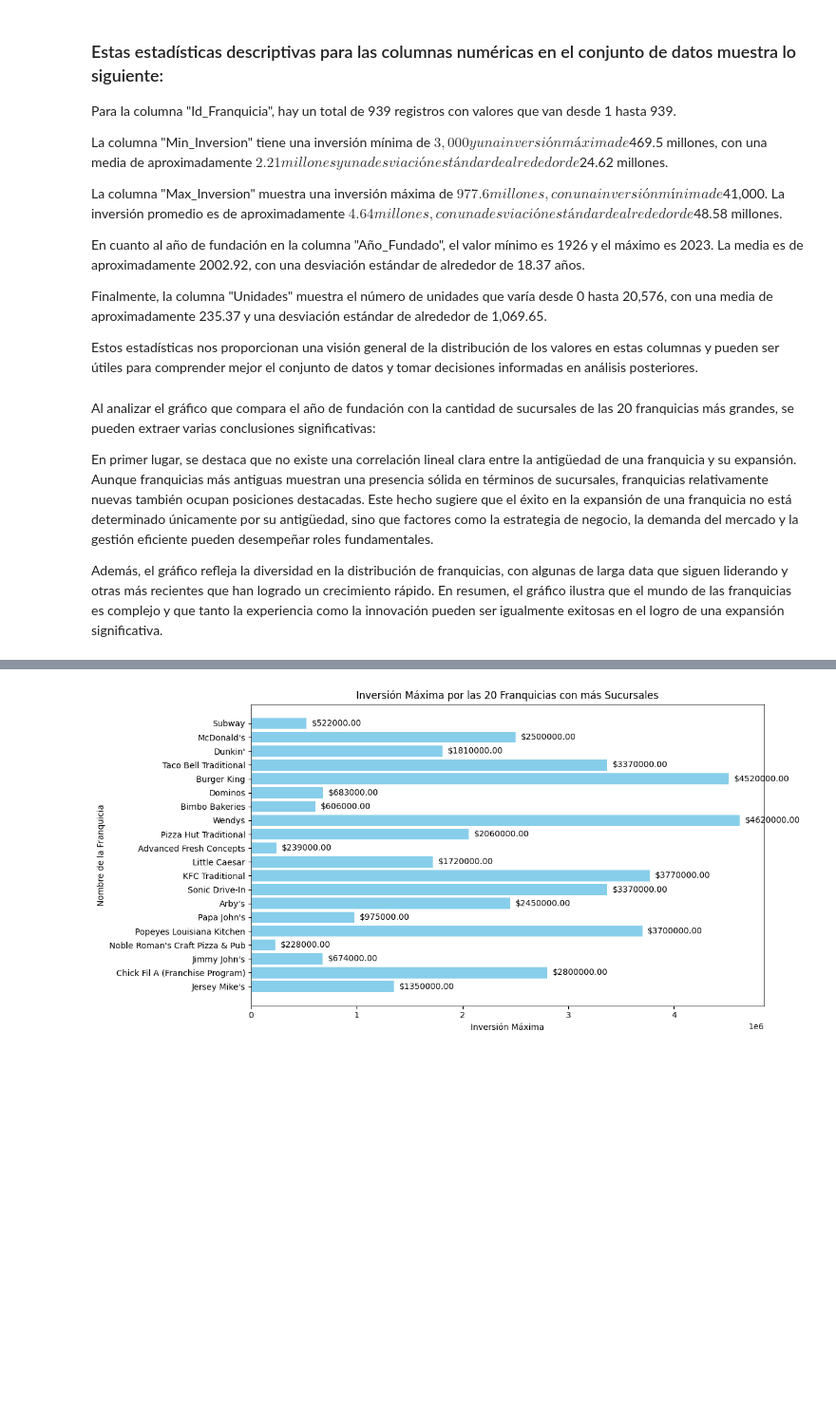
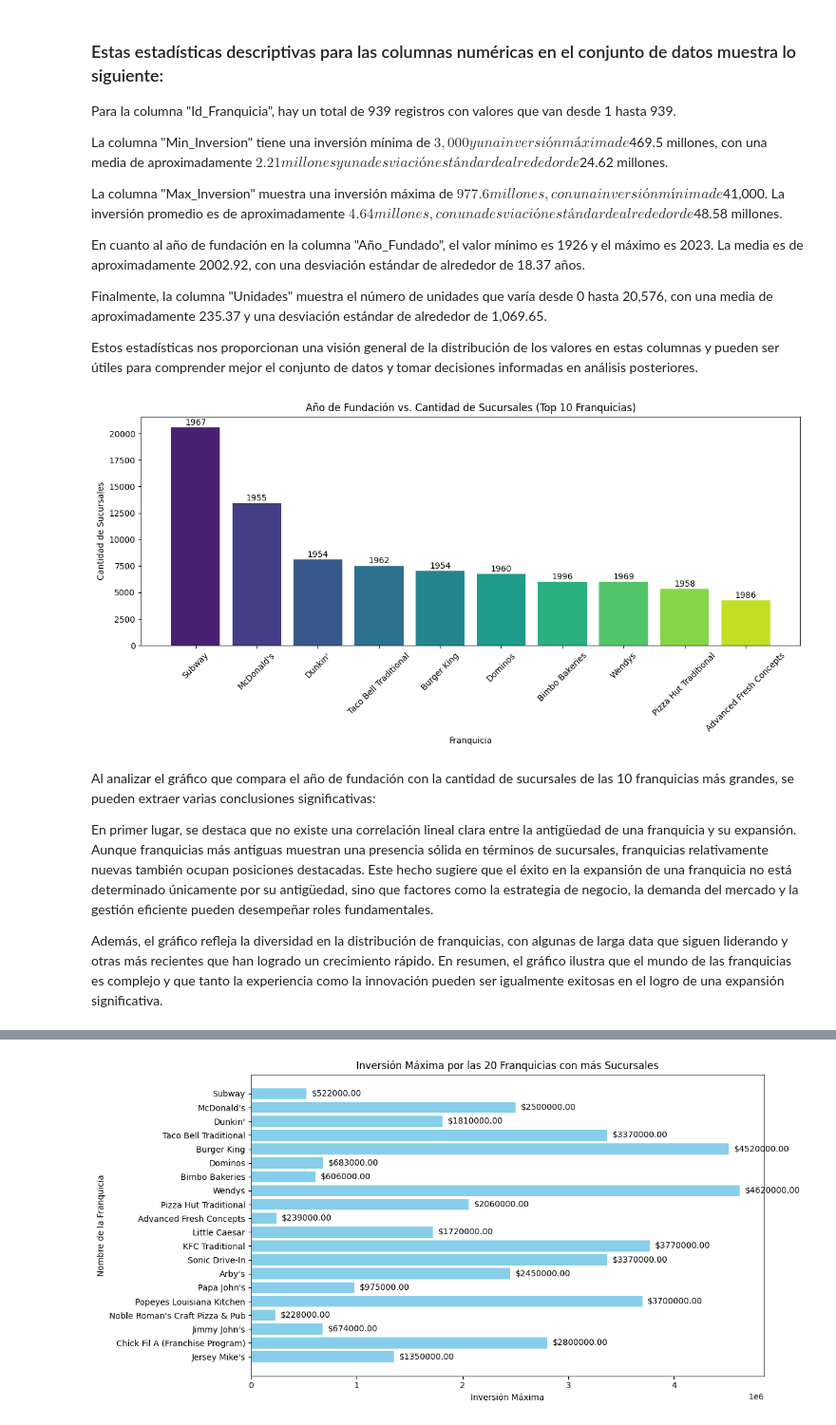
Before and after one commit to gdelrio0410/PF_DS_REVIEWS_AND_RECOMMENDATIONS, a Jupyter notebook: sprint_2/EDA/EDA_franquicias_inversion.ipynb, the cells around one changed output, grey strips where cells are left out. Shown at 95% size. Saved outputs shown, nothing was run; the diff lists cells and outputs as text; code cells hidden in the pictures; blank space fills up the shorter version.

Commit message:
Franquicias listo EDA

```diff
--- a/sprint_2/EDA/EDA_franquicias_inversion.ipynb
+++ b/sprint_2/EDA/EDA_franquicias_inversion.ipynb
@@ -160,5 +136,36 @@ fig.update_layout(
+# %%
+
+# Obtener las 20 franquicias con más unidades
+top_10_franquicias = df_fran.nlargest(10, 'Unidades')
+
+# Crear una paleta de colores basada en el año de fundación
+colores = sns.color_palette("viridis", len(top_10_franquicias))
+
+# Crear el gráfico de barras con colores de la paleta
+plt.figure(figsize=(12, 6))
+bars = plt.bar(top_10_franquicias['Nombre_Franquicia'], top_10_franquicias['Unidades'], color=colores)
+
+# Agregar etiquetas de texto con el año de fundación en cada barra
+for bar, year in zip(bars, top_10_franquicias['Año_Fundado']):
+    height = bar.get_height()
+    plt.annotate(f'{year}', xy=(bar.get_x() + bar.get_width() / 2, height),
+                 xytext=(0, 3),  # Ajustar la posición vertical del texto
+                 textcoords="offset points",
+                 ha='center', fontsize=10, color='black')
+
+# Personalizar el diseño del gráfico
+plt.title('Año de Fundación vs. Cantidad de Sucursales (Top 10 Franquicias)')
+plt.xlabel('Franquicia')
+plt.ylabel('Cantidad de Sucursales')
+plt.xticks(rotation=45)
+
+# Mostrar el gráfico
+plt.tight_layout()
+plt.show()
+# %% [output]
+[figure, added]
 # %% [markdown]
-Al analizar el gráfico que compara el año de fundación con la cantidad de sucursales de las 20 franquicias más grandes, se pueden extraer varias conclusiones significativas:
+Al analizar el gráfico que compara el año de fundación con la cantidad de sucursales de las 10 franquicias más grandes, se pueden extraer varias conclusiones significativas:
 
 En primer lugar, se destaca que no existe una correlación lineal clara entre la antigüedad de una franquicia y su expansión. Aunque franquicias más antiguas muestran una presencia sólida en términos de sucursales, franquicias relativamente nuevas también ocupan posiciones destacadas. Este hecho sugiere que el éxito en la expansión de una franquicia no está determinado únicamente por su antigüedad, sino que factores como la estrategia de negocio, la demanda del mercado y la gestión eficiente pueden desempeñar roles fundamentales.
 
```
Also changed, not shown: parts of 5 cells of this notebook, 3 other files.
